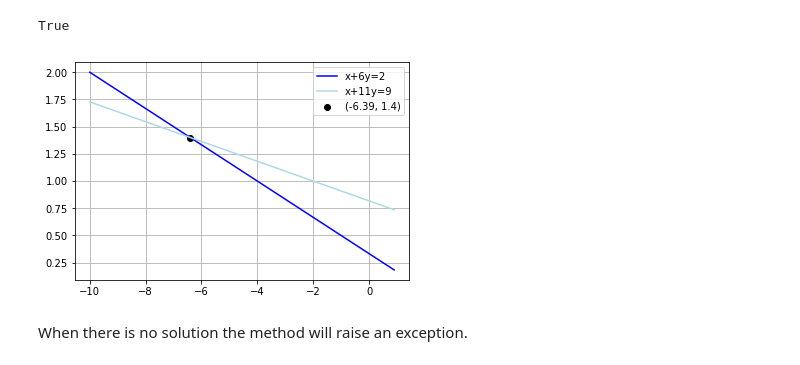
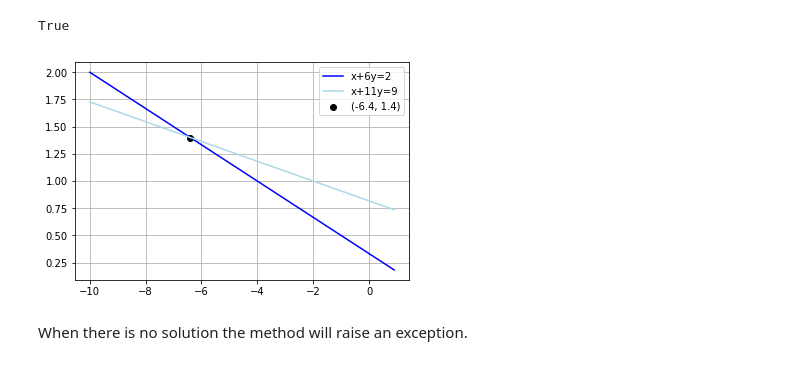
Before and after one commit to darkeclipz/jupyter-notebooks, a Jupyter notebook: Applied Math/Y1S2/Vector Geometry.ipynb, the cells around one changed output. Drawn from its saved outputs; the diff is of its cells as text; code cells hidden in the pictures.

```diff
--- a/Applied Math/Y1S2/Vector Geometry.ipynb
+++ b/Applied Math/Y1S2/Vector Geometry.ipynb
@@ -106,12 +136,12 @@ True
 # %%
 points = np.arange(-10,1,0.1)
 plot(points, [(2-x)/6 for x in points], c='b')
 plot(points, [(9-x)/11 for x in points], c='lightblue')
 scatter(x,y, c='black')
 grid()
-legend(['x+6y=2','x+11y=9','(-6.39, 1.4)']);
+legend(['x+6y=2','x+11y=9','(-6.4, 1.4)']);
 # %% [output]
-[figure, old version]
+[figure, new version]
 # %% [markdown]
 When there is no solution the method will raise an exception.
 # %%
```
Also changed, not shown: parts of 9 cells of this notebook.
